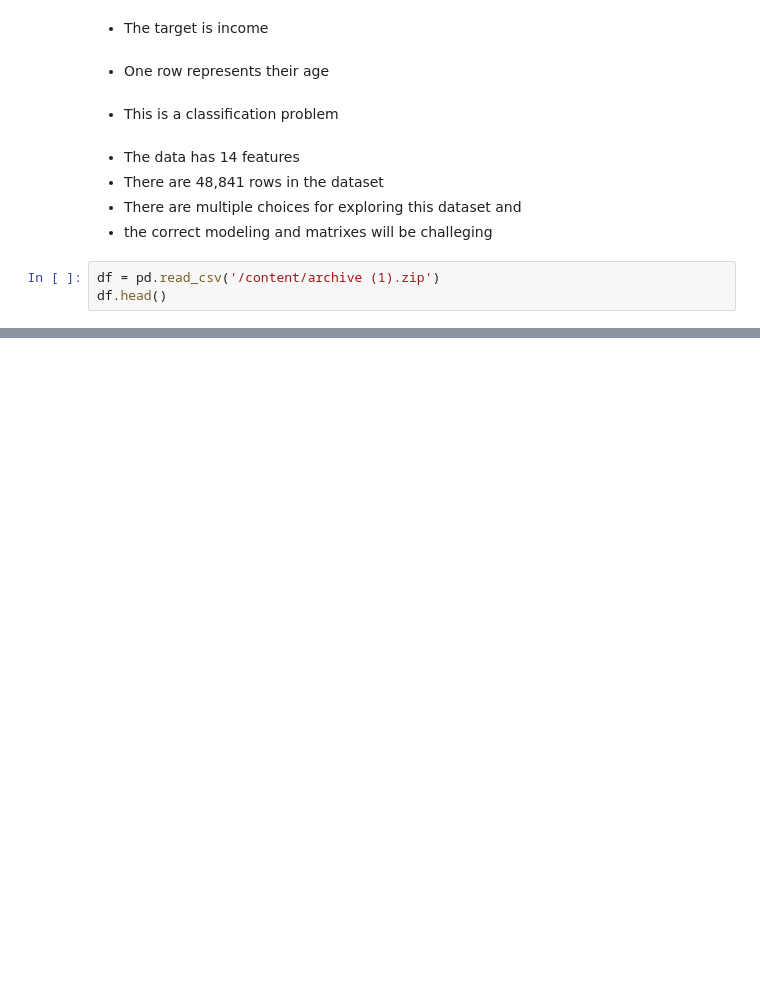
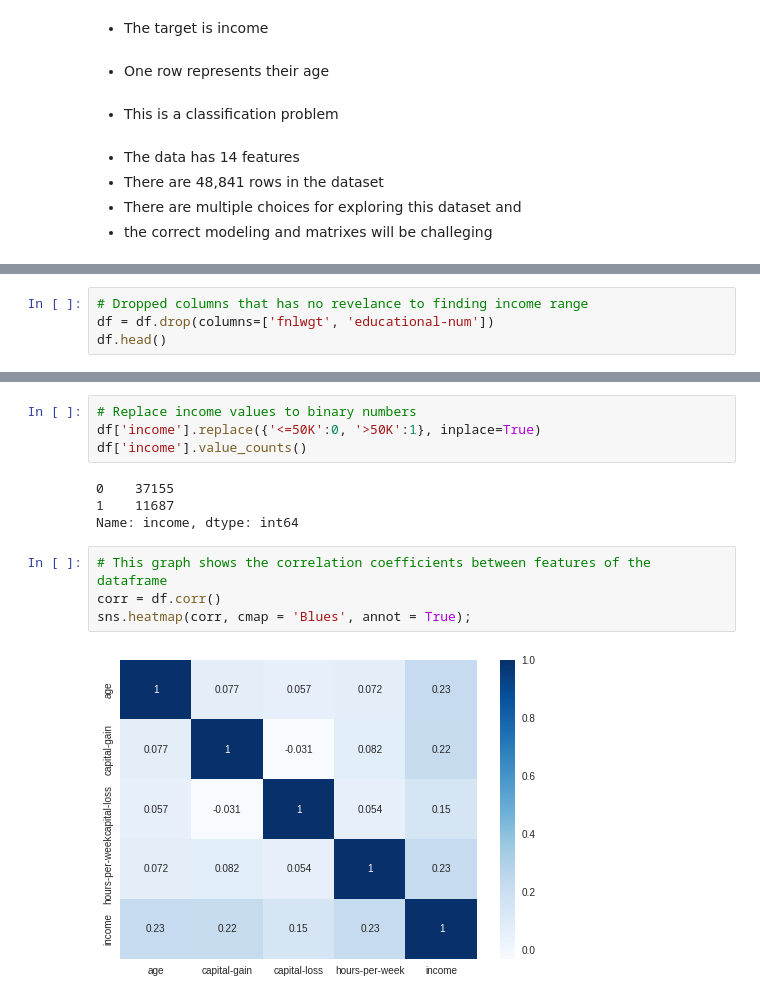
Before and after one commit to krheams60/Sales-predictions, a Jupyter notebook: Project2_Part1_Ken_Rheams.ipynb, the cells around one changed output, grey strips where cells are left out. Saved outputs shown, nothing was run; the diff lists cells and outputs as text; blank space fills up the shorter version.

```diff
--- a/Project2_Part1_Ken_Rheams.ipynb
+++ b/Project2_Part1_Ken_Rheams.ipynb
@@ -72,6 +75,3 @@ memory usage: 5.6+ MB
  - There are 48,841 rows in the dataset
  - There are multiple choices for exploring this dataset and
  - the correct modeling and matrixes will be challeging
-# %%
-df = pd.read_csv('/content/archive (1).zip')
-df.head()
@@ -121,0 +91,4 @@ memory usage: 86.2+ KB
+# %%
+# Dropped columns that has no revelance to finding income range
+df = df.drop(columns=['fnlwgt', 'educational-num'])
+df.head()
@@ -121,0 +109,14 @@ memory usage: 86.2+ KB
+# %%
+# Replace income values to binary numbers
+df['income'].replace({'<=50K':0, '>50K':1}, inplace=True)
+df['income'].value_counts()
+# %% [output]
+0    37155
+1    11687
+Name: income, dtype: int64
+# %%
+# This graph shows the correlation coefficients between features of the dataframe
+corr = df.corr()
+sns.heatmap(corr, cmap = 'Blues', annot = True);
+# %% [output]
+[figure, added]
```
Also changed, not shown: parts of 18 cells of this notebook.
